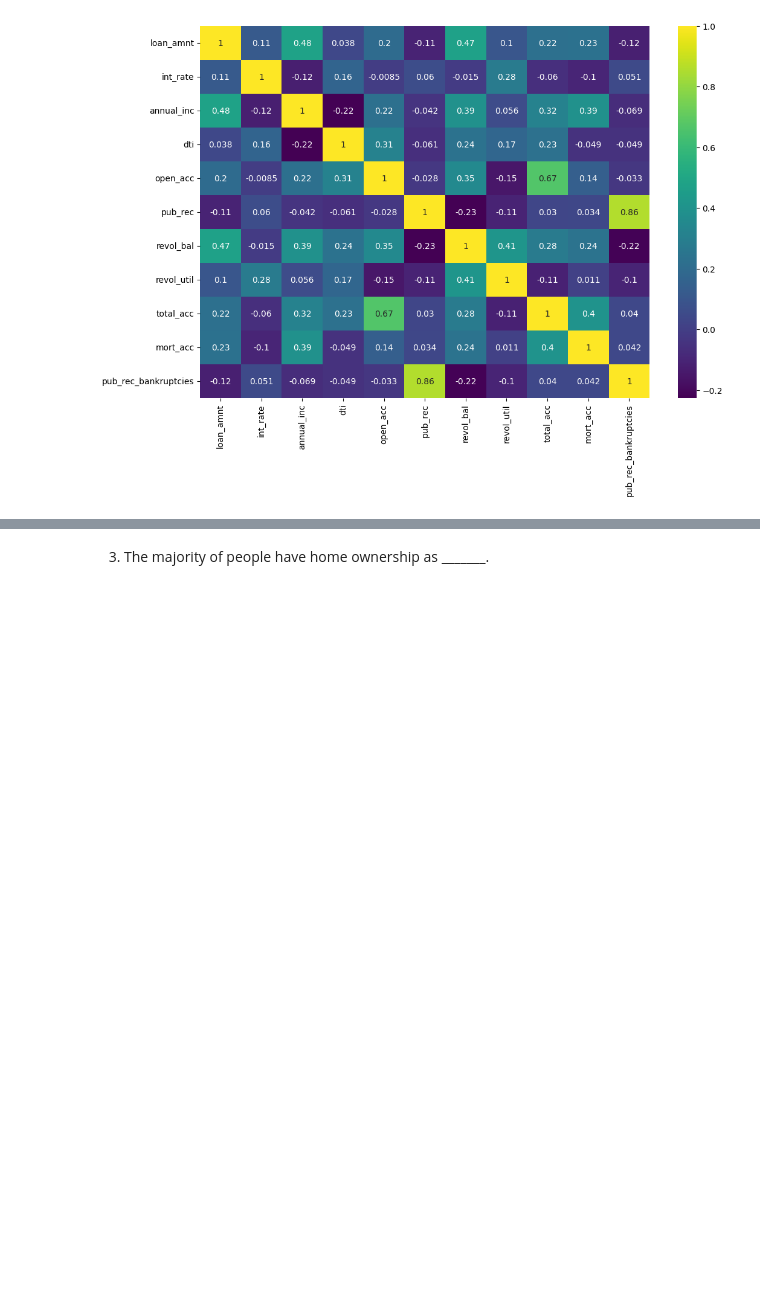
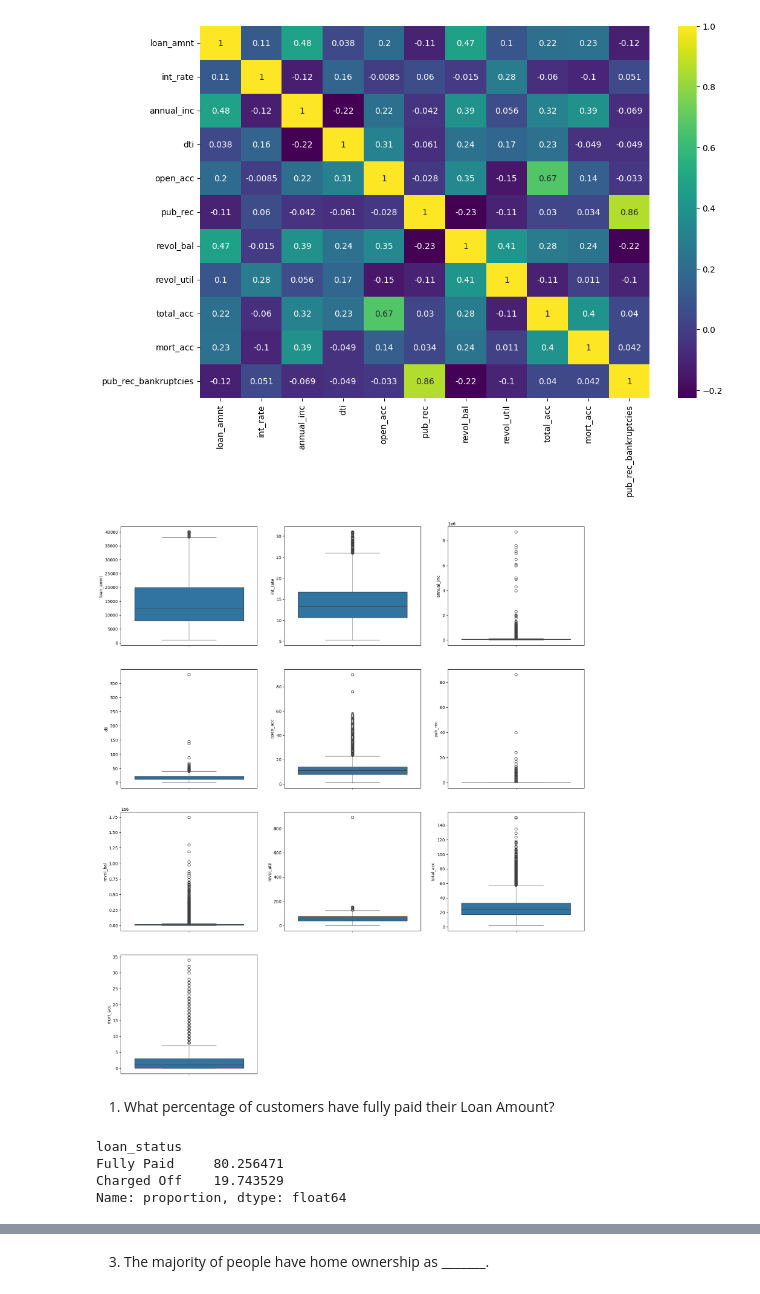
Before and after one commit to Rhy-Shah/ML, a Jupyter notebook: LoanTap/loantap.ipynb, the cells around one changed output, grey strips where cells are left out. Drawn from its saved outputs; the diff is of its cells as text; code cells hidden in the pictures; blank space fills up the shorter version.

```diff
--- a/LoanTap/loantap.ipynb
+++ b/LoanTap/loantap.ipynb
@@ -195,3 +179,26 @@ sns.heatmap(df_float.corr(method='spearman'),annot=True,cmap='viridis')
 plt.show()
 # %% [output]
 [figure]
+# %%
+univariate_cols = ['loan_amnt', 'int_rate',
+       'annual_inc','dti','open_acc',
+       'pub_rec', 'revol_bal','revol_util',
+       'total_acc', 'mort_acc']
+# %%
+count = 0
+plt.figure(figsize=(20,30))
+for i in univariate_cols:
+    count += 1
+    plt.subplot(5,3,count)
+    sns.boxplot(y= df[i])
+# %% [output]
+[figure, added]
+# %% [markdown]
+1. What percentage of customers have fully paid their Loan Amount?
+# %%
+df ['loan_status'].value_counts(normalize=True)*100
+# %% [output]
+loan_status
+Fully Paid     80.256471
+Charged Off    19.743529
+Name: proportion, dtype: float64
```
Also changed, not shown: parts of 7 cells of this notebook.
